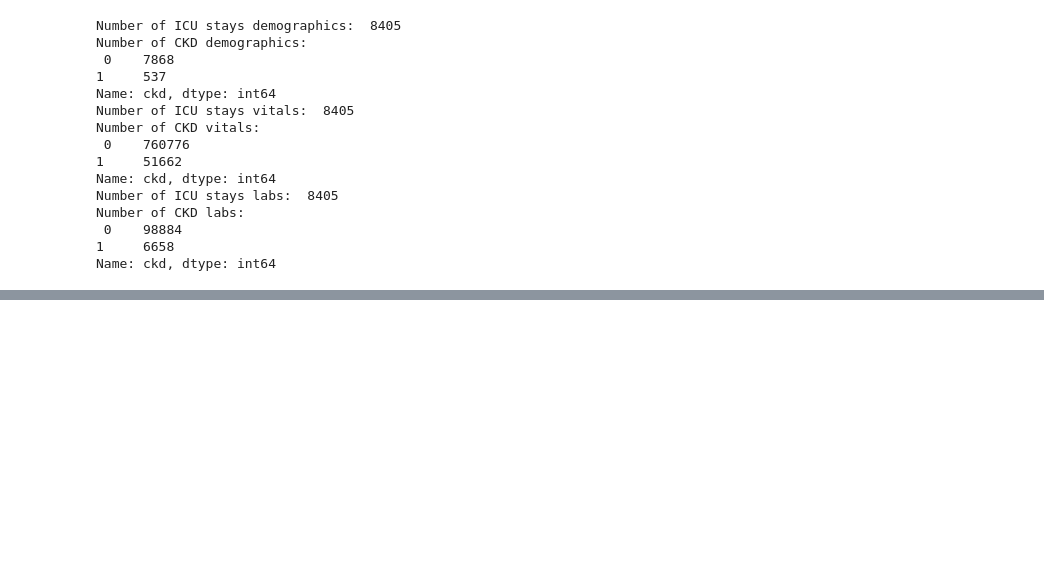
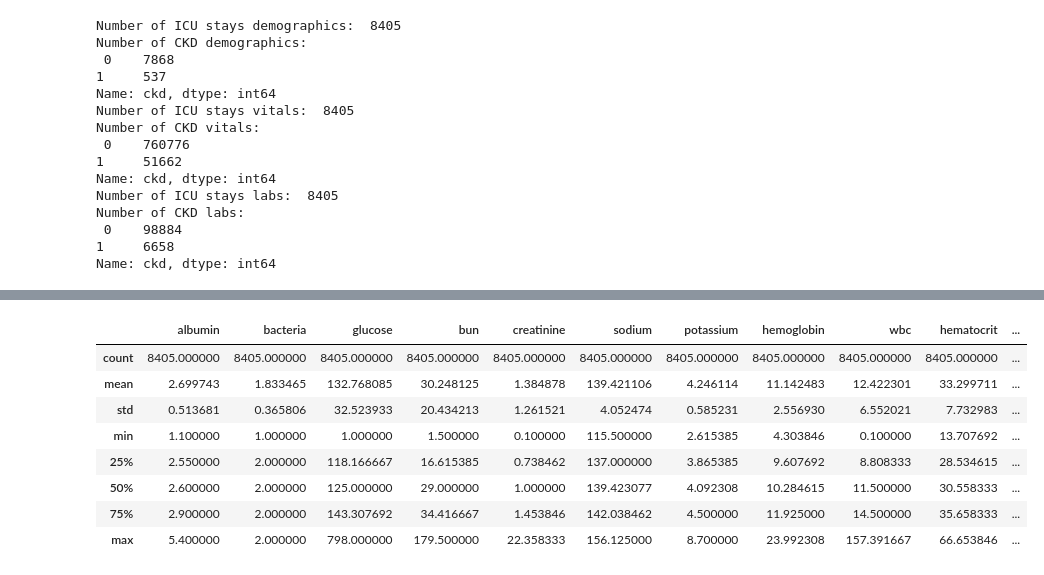
Before and after one commit to navikannur/CKD_Multimodal_Thesis, a Jupyter notebook: Thesis_Main.ipynb, the cells around one changed output, grey strips where cells are left out. Saved outputs shown, nothing was run; the diff lists cells and outputs as text; code cells hidden in the pictures; blank space fills up the shorter version.

```diff
--- a/Thesis_Main.ipynb
+++ b/Thesis_Main.ipynb
@@ -402,3 +402,13 @@ Number of CKD labs:
  0    98884
 1     6658
 Name: ckd, dtype: int64
+# %%
+import pandas as pd
+import numpy as np
+
+def aggregate_dataframe(df, groupby_key, columns_to_aggregate):
+    df = df.replace(-1, np.nan)
+    result = df.groupby(groupby_key)[columns_to_aggregate].mean().reset_index()
+    return result
+# %%
+columns_to_merge = ['icustay_id', 'ckd','ethnicity']
@@ -404,0 +421,6 @@ Name: ckd, dtype: int64
+# %%
+df_cols_labs = ['albumin','bacteria','glucose','bun','creatinine','sodium','potassium','hemoglobin','wbc','hematocrit','platelet','ptt']
+df_agg_labs = aggregate_dataframe(labs_windowed, 'icustay_id', df_cols_labs)
+
+df_agg_labs = df_agg_labs.merge(demographics_windowed[columns_to_merge], on='icustay_id', how='inner')
+df_agg_labs['ckd_ethnicity'] = df_agg_labs['ckd'].astype(str).str.cat(df_agg_labs['ethnicity'].astype(str))
@@ -404,0 +444,12 @@ Name: ckd, dtype: int64
+# %%
+df_agg_labs[df_cols_labs].describe()
+# %% [output]
+|  | albumin | bacteria | glucose | bun | creatinine | sodium | potassium | hemoglobin | wbc | hematocrit | ... |
+| count | 8405.000000 | 8405.000000 | 8405.000000 | 8405.000000 | 8405.000000 | 8405.000000 | 8405.000000 | 8405.000000 | 8405.000000 | 8405.000000 | ... |
+| mean | 2.699743 | 1.833465 | 132.768085 | 30.248125 | 1.384878 | 139.421106 | 4.246114 | 11.142483 | 12.422301 | 33.299711 | ... |
+| std | 0.513681 | 0.365806 | 32.523933 | 20.434213 | 1.261521 | 4.052474 | 0.585231 | 2.556930 | 6.552021 | 7.732983 | ... |
+| min | 1.100000 | 1.000000 | 1.000000 | 1.500000 | 0.100000 | 115.500000 | 2.615385 | 4.303846 | 0.100000 | 13.707692 | ... |
+| 25% | 2.550000 | 2.000000 | 118.166667 | 16.615385 | 0.738462 | 137.000000 | 3.865385 | 9.607692 | 8.808333 | 28.534615 | ... |
+| 50% | 2.600000 | 2.000000 | 125.000000 | 29.000000 | 1.000000 | 139.423077 | 4.092308 | 10.284615 | 11.500000 | 30.558333 | ... |
+| 75% | 2.900000 | 2.000000 | 143.307692 | 34.416667 | 1.453846 | 142.038462 | 4.500000 | 11.925000 | 14.500000 | 35.658333 | ... |
+| max | 5.400000 | 2.000000 | 798.000000 | 179.500000 | 22.358333 | 156.125000 | 8.700000 | 23.992308 | 157.391667 | 66.653846 | ... |
```
Also changed, not shown: parts of 10 cells of this notebook.
